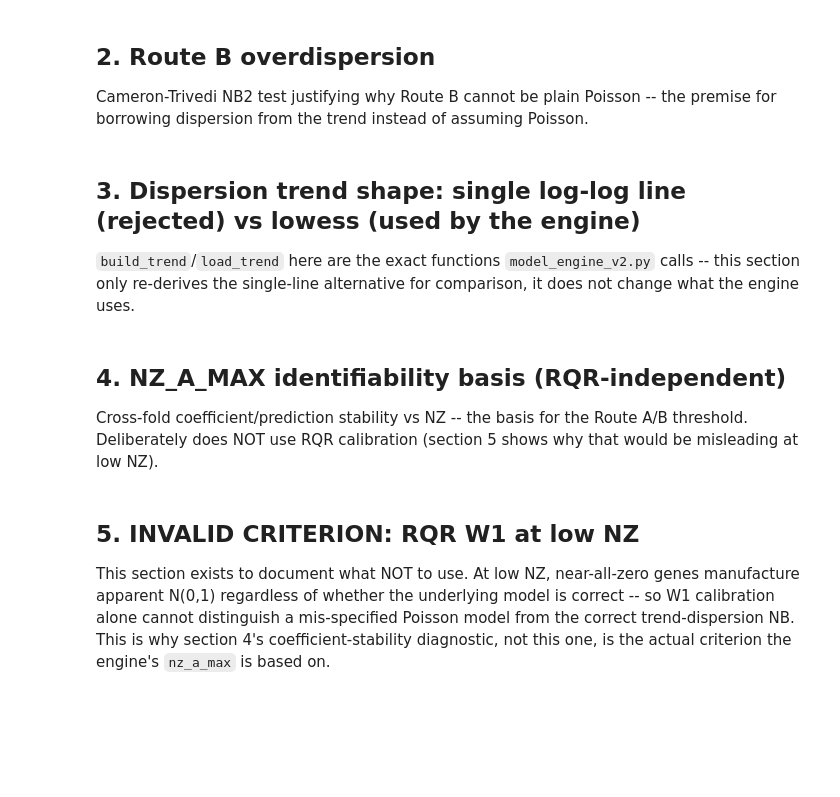
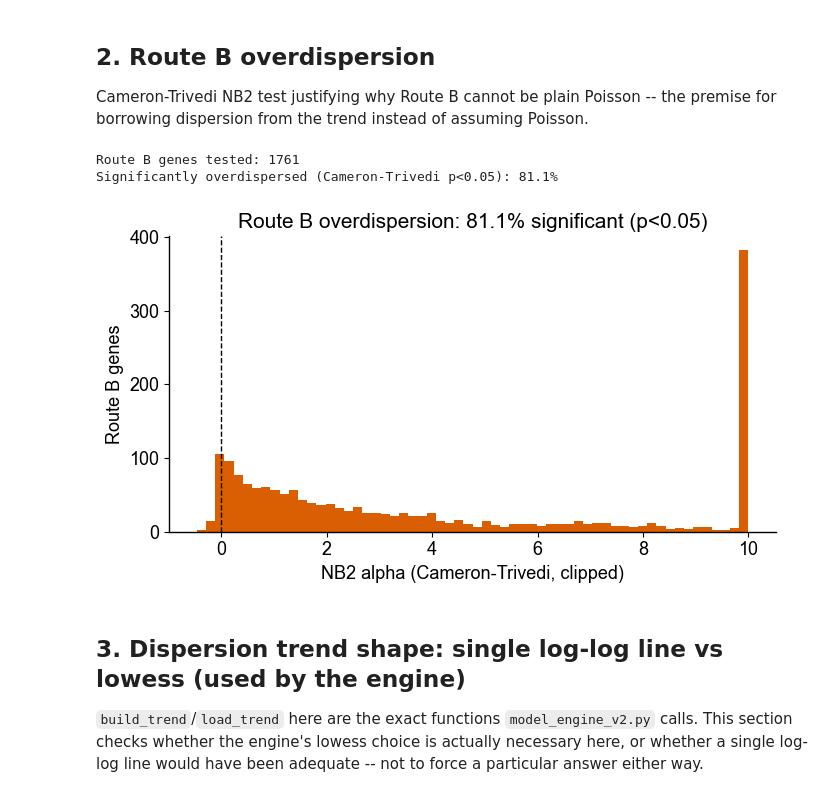
Before and after one commit to jmj3078/cfRNA_NormativeModeling, a Jupyter notebook: EDA_Modeling/modeling_criteria_eda.ipynb, the cells around one changed output. Saved outputs shown, nothing was run; the diff lists cells and outputs as text; code cells hidden in the pictures; blank space fills up the shorter version.

```diff
--- a/EDA_Modeling/modeling_criteria_eda.ipynb
+++ b/EDA_Modeling/modeling_criteria_eda.ipynb
@@ -111,37 +126,40 @@ Cameron-Trivedi NB2 test justifying why Route B cannot be plain Poisson -- the p
 # %%
 b_genes = gating_df.loc[gating_df["route"] == "B", "gene"].values
 Xc = sm.add_constant(Xs)
 rows = []
 for g in b_genes:
     y = Y[:, name2idx[g]]
     try:
         res = sm.GLM(y, Xc, family=sm.families.Poisson()).fit()
     except Exception:
         continue
     mu = np.clip(res.mu, 1e-8, None)
     alpha, p = cameron_trivedi(y, mu)
     rows.append({"gene": g, "ct_alpha": alpha, "ct_p": p,
                 "pearson_disp": float(res.pearson_chi2 / res.df_resid)})
 
 overdisp_df = pd.DataFrame(rows)
 overdisp_df["overdispersed"] = overdisp_df["ct_p"] < 0.05
 overdisp_df.to_csv(OUT_DIR / "routeB_overdispersion.csv", index=False)
 
 print(f"Route B genes tested: {len(overdisp_df)}")
 print(f"Significantly overdispersed (Cameron-Trivedi p<0.05): {overdisp_df['overdispersed'].mean():.1%}")
 
 fig, ax = plt.subplots(figsize=(7, 4))
 ax.hist(overdisp_df["ct_alpha"].clip(-1, 10), bins=60, color="#d95f02")
 ax.axvline(0, color="k", ls="--", lw=1)
 ax.set(xlabel="NB2 alpha (Cameron-Trivedi, clipped)", ylabel="Route B genes",
-      title=f"Route B overdispersion: {overdisp_df['overdispersed'].mean():.1%} significant (p<0.05)\n"
-            f"Poisson assumption for Route B is REJECTED by this test")
+      title=f"Route B overdispersion: {overdisp_df['overdispersed'].mean():.1%} significant (p<0.05)")
 fig.tight_layout(); fig.savefig(FIG_DIR / "routeB_overdispersion.png", dpi=150)
 plt.show()
+# %% [output]
+Route B genes tested: 1761
+Significantly overdispersed (Cameron-Trivedi p<0.05): 81.1%
+[figure, added]
 # %% [markdown]
-## 3. Dispersion trend shape: single log-log line (rejected) vs lowess (used by the engine)
+## 3. Dispersion trend shape: single log-log line vs lowess (used by the engine)
 
-`build_trend`/`load_trend` here are the exact functions `model_engine_v2.py` calls -- this section only re-derives the single-line alternative for comparison, it does not change what the engine uses.
+`build_trend`/`load_trend` here are the exact functions `model_engine_v2.py` calls. This section checks whether the engine's lowess choice is actually necessary here, or whether a single log-log line would have been adequate -- not to force a particular answer either way.
 # %%
 trend = build_trend(Y, min_nz=MP2["trend_min_nz"])  # same call the engine makes
 mean_c = Y.mean(0)
@@ -179,7 +214,3 @@ ax.set(xscale="log", yscale="log", xlabel="mu (raw mean)", ylabel="sigma (NB2 di
 ax.legend(); fig.tight_layout()
 fig.savefig(FIG_DIR / "dispersion_trend_fit_comparison.png", dpi=150)
 plt.show()
-# %% [markdown]
-## 4. NZ_A_MAX identifiability basis (RQR-independent)
-
-Cross-fold coefficient/prediction stability vs NZ -- the basis for the Route A/B threshold. Deliberately does NOT use RQR calibration (section 5 shows why that would be misleading at low NZ).
@@ -239,4 +216,0 @@ plt.show()
-# %% [markdown]
-## 5. INVALID CRITERION: RQR W1 at low NZ
-
-This section exists to document what NOT to use. At low NZ, near-all-zero genes manufacture apparent N(0,1) regardless of whether the underlying model is correct -- so W1 calibration alone cannot distinguish a mis-specified Poisson model from the correct trend-dispersion NB. This is why section 4's coefficient-stability diagnostic, not this one, is the actual criterion the engine's `nz_a_max` is based on.
```
Also changed, not shown: parts of 9 cells of this notebook, 10 other files.
